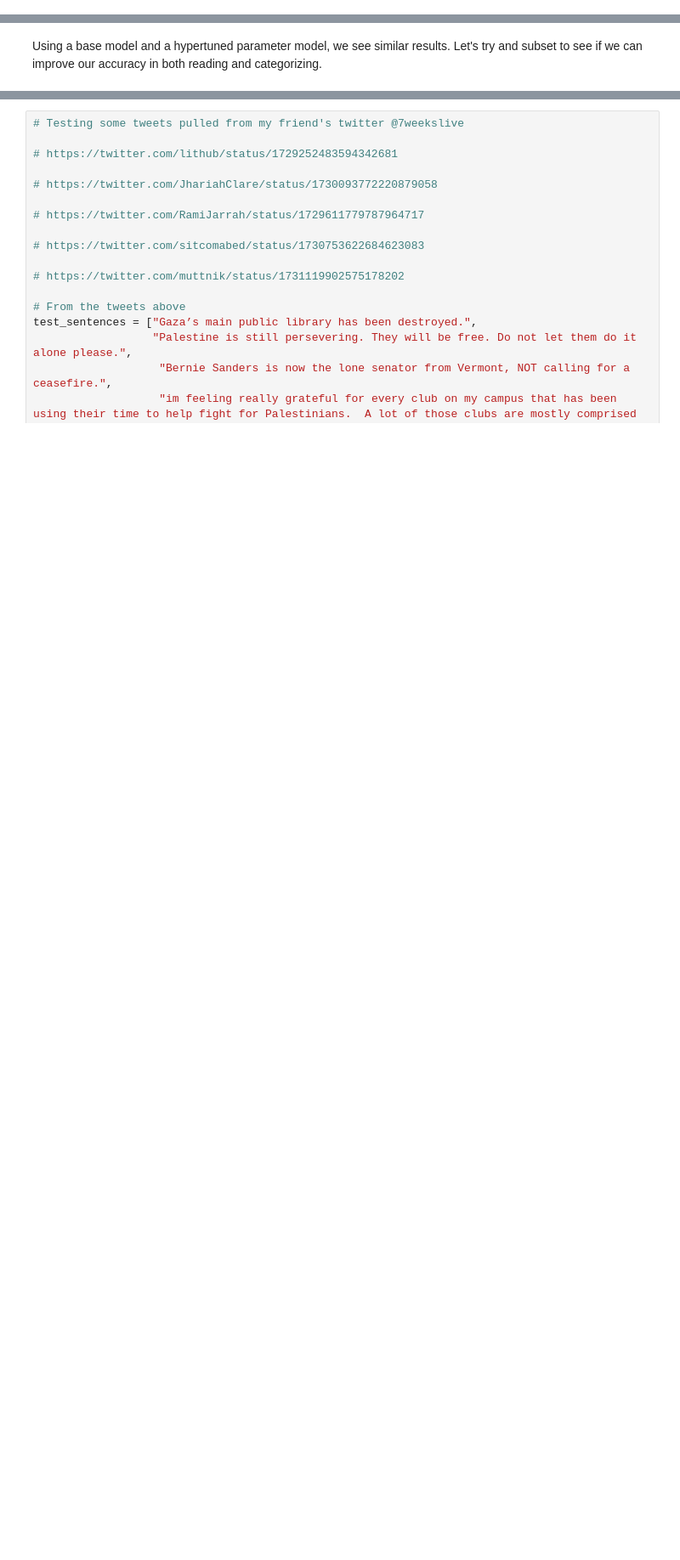
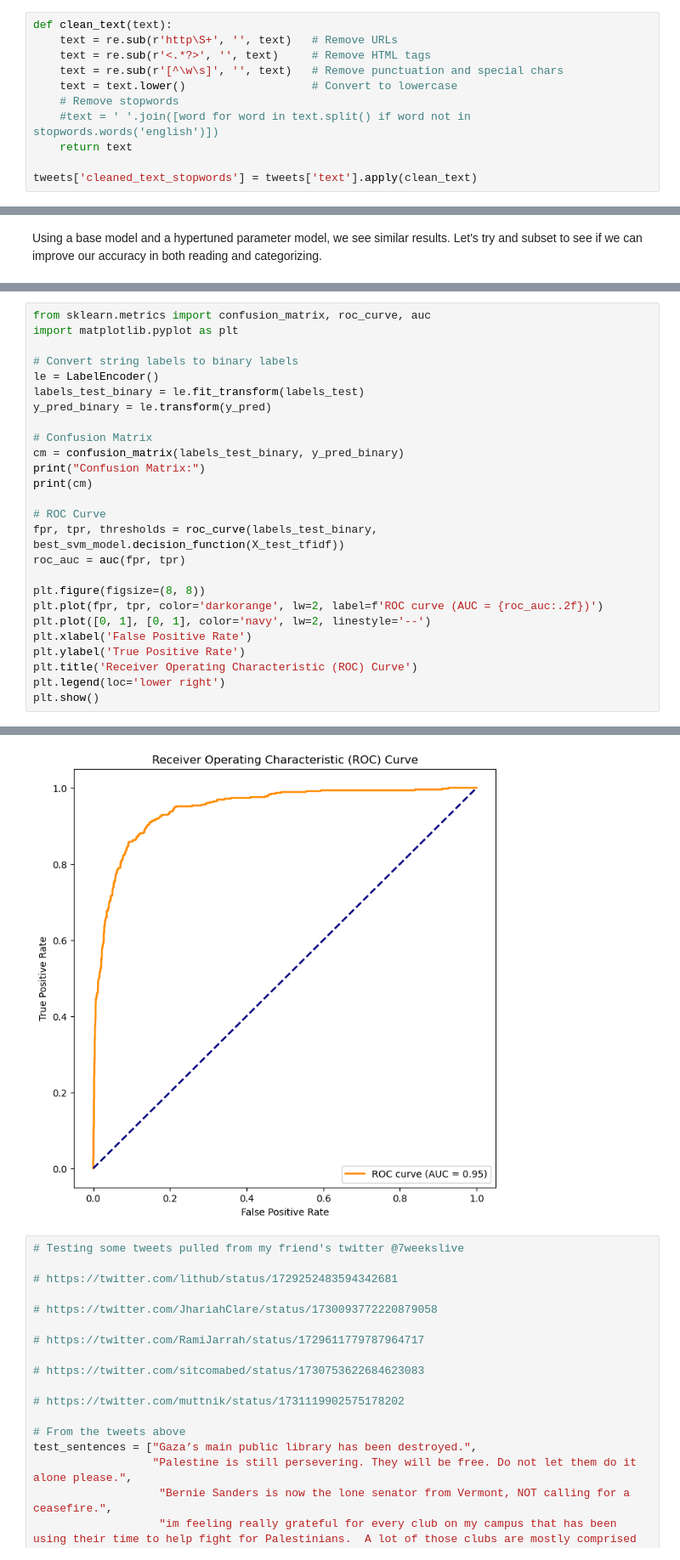
Before and after one commit to gspiga/TweetSentimentAnalysis, a Jupyter notebook: STA 221 Project Code.ipynb, the cells around one changed output, grey strips where cells are left out. Shown: that part at 85% size. Drawn from its saved outputs; the diff is of its cells as text; blank space fills up the shorter version.

Commit message:
Jared Choy SVM & EDA Plots Final File

```diff
--- a/STA 221 Project Code.ipynb
+++ b/STA 221 Project Code.ipynb
@@ -122,0 +224,11 @@ weighted avg       0.78      0.78      0.78      2928
+# %%
+def clean_text(text):
+    text = re.sub(r'http\S+', '', text)   # Remove URLs
+    text = re.sub(r'<.*?>', '', text)     # Remove HTML tags
+    text = re.sub(r'[^\w\s]', '', text)   # Remove punctuation and special chars
+    text = text.lower()                   # Convert to lowercase
+    # Remove stopwords
+    #text = ' '.join([word for word in text.split() if word not in stopwords.words('english')])
+    return text
+
+tweets['cleaned_text_stopwords'] = tweets['text'].apply(clean_text)
@@ -297,0 +1874,27 @@ weighted avg       0.91      0.91      0.91      2309
+# %%
+from sklearn.metrics import confusion_matrix, roc_curve, auc
+import matplotlib.pyplot as plt
+
+# Convert string labels to binary labels
+le = LabelEncoder()
+labels_test_binary = le.fit_transform(labels_test)
+y_pred_binary = le.transform(y_pred)
+
+# Confusion Matrix
+cm = confusion_matrix(labels_test_binary, y_pred_binary)
+print("Confusion Matrix:")
+print(cm)
+
+# ROC Curve
+fpr, tpr, thresholds = roc_curve(labels_test_binary, best_svm_model.decision_function(X_test_tfidf))
+roc_auc = auc(fpr, tpr)
+
+plt.figure(figsize=(8, 8))
+plt.plot(fpr, tpr, color='darkorange', lw=2, label=f'ROC curve (AUC = {roc_auc:.2f})')
+plt.plot([0, 1], [0, 1], color='navy', lw=2, linestyle='--')
+plt.xlabel('False Positive Rate')
+plt.ylabel('True Positive Rate')
+plt.title('Receiver Operating Characteristic (ROC) Curve')
+plt.legend(loc='lower right')
+plt.show()
+# %% [output]
@@ -298,3 +1904,4 @@ weighted avg       0.91      0.91      0.91      2309
+[figure, added]
 # %%
 # Testing some tweets pulled from my friend's twitter @7weekslive
 
```
Also changed, not shown: parts of 66 cells of this notebook.
